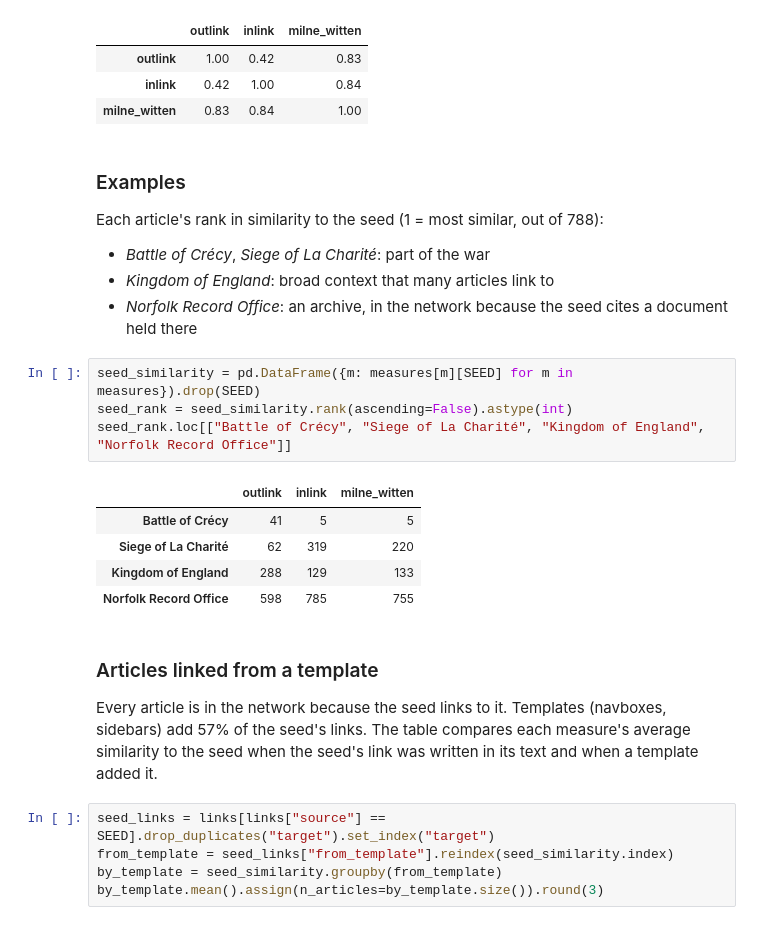
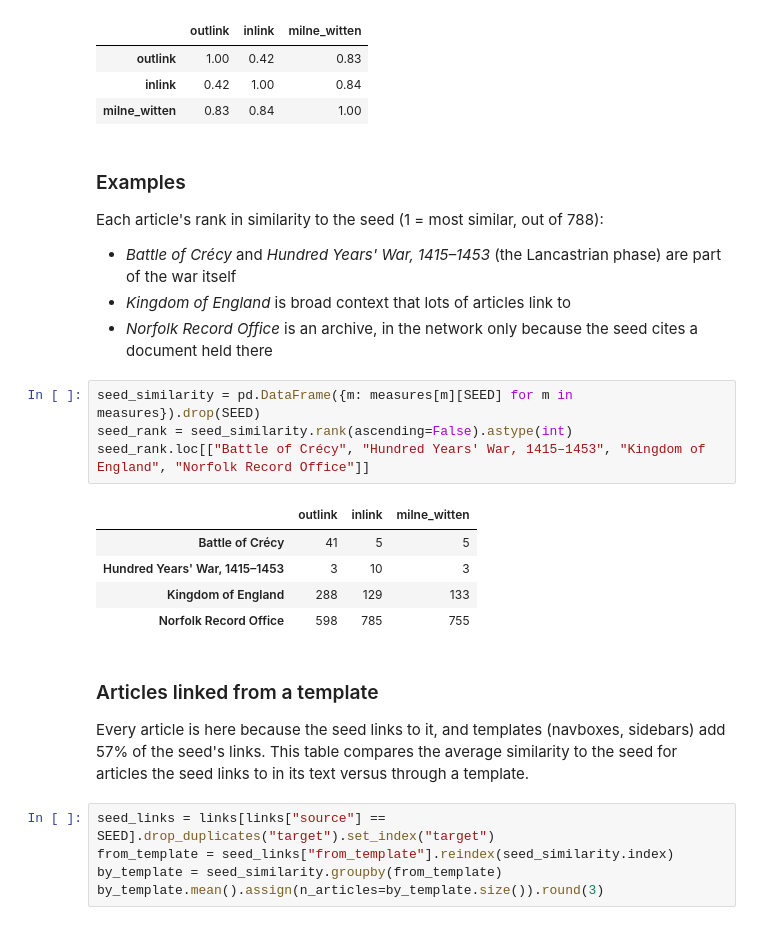
Before and after one commit to amos-johnson/hundred-years-war-similarity, a Jupyter notebook: notebooks/02_milne_witten.ipynb, the cells around one changed output. Saved outputs shown, nothing was run; the diff lists cells and outputs as text.

```diff
--- a/notebooks/02_milne_witten.ipynb
+++ b/notebooks/02_milne_witten.ipynb
@@ -166,22 +166,22 @@ pairs[list(measures)].corr(method="spearman").round(2)
 ### Examples
 Each article's rank in similarity to the seed (1 = most similar, out of 788):
 
-- *Battle of Crécy*, *Siege of La Charité*: part of the war
-- *Kingdom of England*: broad context that many articles link to
-- *Norfolk Record Office*: an archive, in the network because the seed cites a document held there
+- *Battle of Crécy* and *Hundred Years' War, 1415–1453* (the Lancastrian phase) are part of the war itself
+- *Kingdom of England* is broad context that lots of articles link to
+- *Norfolk Record Office* is an archive, in the network only because the seed cites a document held there
 # %%
 seed_similarity = pd.DataFrame({m: measures[m][SEED] for m in measures}).drop(SEED)
 seed_rank = seed_similarity.rank(ascending=False).astype(int)
-seed_rank.loc[["Battle of Crécy", "Siege of La Charité", "Kingdom of England", "Norfolk Record Office"]]
+seed_rank.loc[["Battle of Crécy", "Hundred Years' War, 1415–1453", "Kingdom of England", "Norfolk Record Office"]]
 # %% [output]
 |  | outlink | inlink | milne_witten |
 | Battle of Crécy | 41 | 5 | 5 |
-| Siege of La Charité | 62 | 319 | 220 |
+| Hundred Years' War, 1415–1453 | 3 | 10 | 3 |
 | Kingdom of England | 288 | 129 | 133 |
 | Norfolk Record Office | 598 | 785 | 755 |
 # %% [markdown]
 ### Articles linked from a template
-Every article is in the network because the seed links to it. Templates (navboxes, sidebars) add 57% of the seed's links. The table compares each measure's average similarity to the seed when the seed's link was written in its text and when a template added it.
+Every article is here because the seed links to it, and templates (navboxes, sidebars) add 57% of the seed's links. This table compares the average similarity to the seed for articles the seed links to in its text versus through a template.
 # %%
 seed_links = links[links["source"] == SEED].drop_duplicates("target").set_index("target")
 from_template = seed_links["from_template"].reindex(seed_similarity.index)
```
Also changed, not shown: parts of 9 cells of this notebook, 30 other files.
